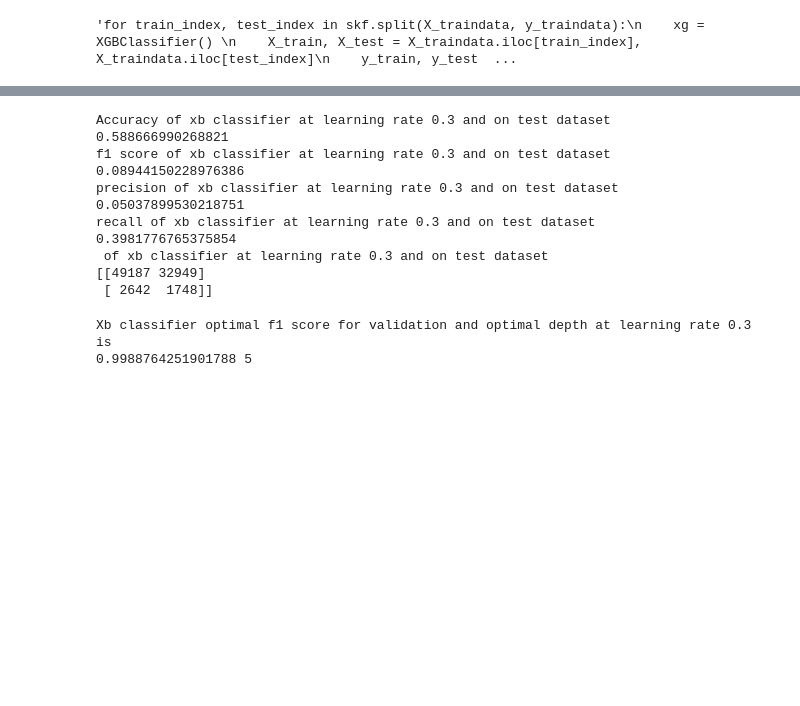
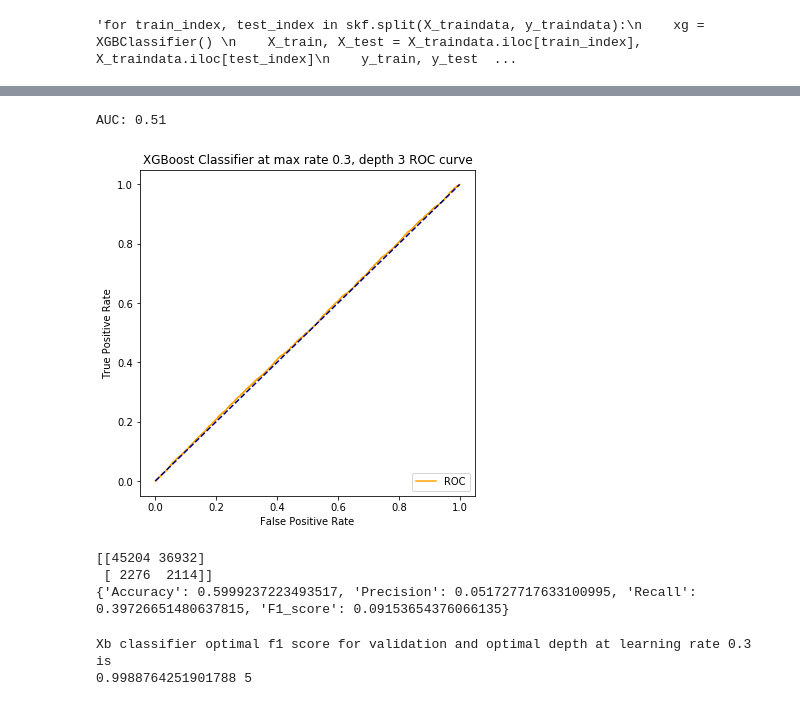
Before and after one commit to APIvahnenko/CharityDonations, a Jupyter notebook: dme_project_updated.ipynb, the cells around one changed output, grey strips where cells are left out. Cells and saved outputs as stored; diff of their text form; code cells hidden in the pictures; blank space fills up the shorter version.

```diff
--- a/dme_project_updated.ipynb
+++ b/dme_project_updated.ipynb
@@ -564 +576,11 @@ xgb classifier with maximum f1 value and learning rate
+# %%
+xg_ytest_proba = xg.predict_proba(X_testdata)
+xg_ytest_proba = xg_ytest_proba[:,1]
+auc_xg = roc_auc_score(y_testdata, xg_ytest_proba)
+print('AUC: %.2f' % auc_xg)
+fpr, tpr, thresholds = roc_curve(y_testdata, xg_ytest_proba)
+plot_roc_curve(fpr, tpr,"XGBoost Classifier at max rate "+str(max_et)+", depth "+str(3) )
+# %% [output]
+AUC: 0.51
+[figure, added]
 # %%
@@ -568,26 +587,2 @@ xg.fit(X_traindata,y_traindata)
 y_skfpredict = xg.predict(X_testdata)
 test_predictions = [round(value) for value in y_skfpredict]  # for xgboost predicted values should be round off to nearest value for accuracy and other findings
-# %%
-
-print("Accuracy of xb classifier at learning rate 0.3 and on test dataset")
-print(accuracy_score(y_testdata,test_predictions))
-print("f1 score of xb classifier at learning rate 0.3 and on test dataset")
-print(f1_score(y_testdata,test_predictions))
-print("precision of xb classifier at learning rate 0.3 and on test dataset")
-print(precision_score(y_testdata,test_predictions))
-print("recall of xb classifier at learning rate 0.3 and on test dataset")
-print(recall_score(y_testdata,test_predictions))
-print(" of xb classifier at learning rate 0.3 and on test dataset")
-print(confusion_matrix(y_testdata,test_predictions))
-# %% [output]
-Accuracy of xb classifier at learning rate 0.3 and on test dataset
-0.588666990268821
-f1 score of xb classifier at learning rate 0.3 and on test dataset
-0.08944150228976386
-precision of xb classifier at learning rate 0.3 and on test dataset
-0.05037899530218751
-recall of xb classifier at learning rate 0.3 and on test dataset
-0.3981776765375854
- of xb classifier at learning rate 0.3 and on test dataset
-[[49187 32949]
- [ 2642  1748]]
@@ -594,3 +591,15 @@ recall of xb classifier at learning rate 0.3 and on test dataset
+# %%
+xg_corr_perf = {}
+xg_corr_perf['Accuracy'] = accuracy_score(y_testdata,test_predictions)
+xg_corr_perf['Precision'] = precision_score(y_testdata,test_predictions)
+xg_corr_perf['Recall'] = recall_score(y_testdata,test_predictions)
+xg_corr_perf['F1_score'] = f1_score(y_testdata,test_predictions)
+print(confusion_matrix(y_testdata,y_predicted))
+print(xg_corr_perf)
+# %% [output]
+[[45204 36932]
+ [ 2276  2114]]
+{'Accuracy': 0.5999237223493517, 'Precision': 0.051727717633100995, 'Recall': 0.39726651480637815, 'F1_score': 0.09153654376066135}
 # %%
 #finding optimal depth at optimal rate
 depth = [2,3,5,8,10,12]
```
Also changed, not shown: parts of 59 cells of this notebook.
